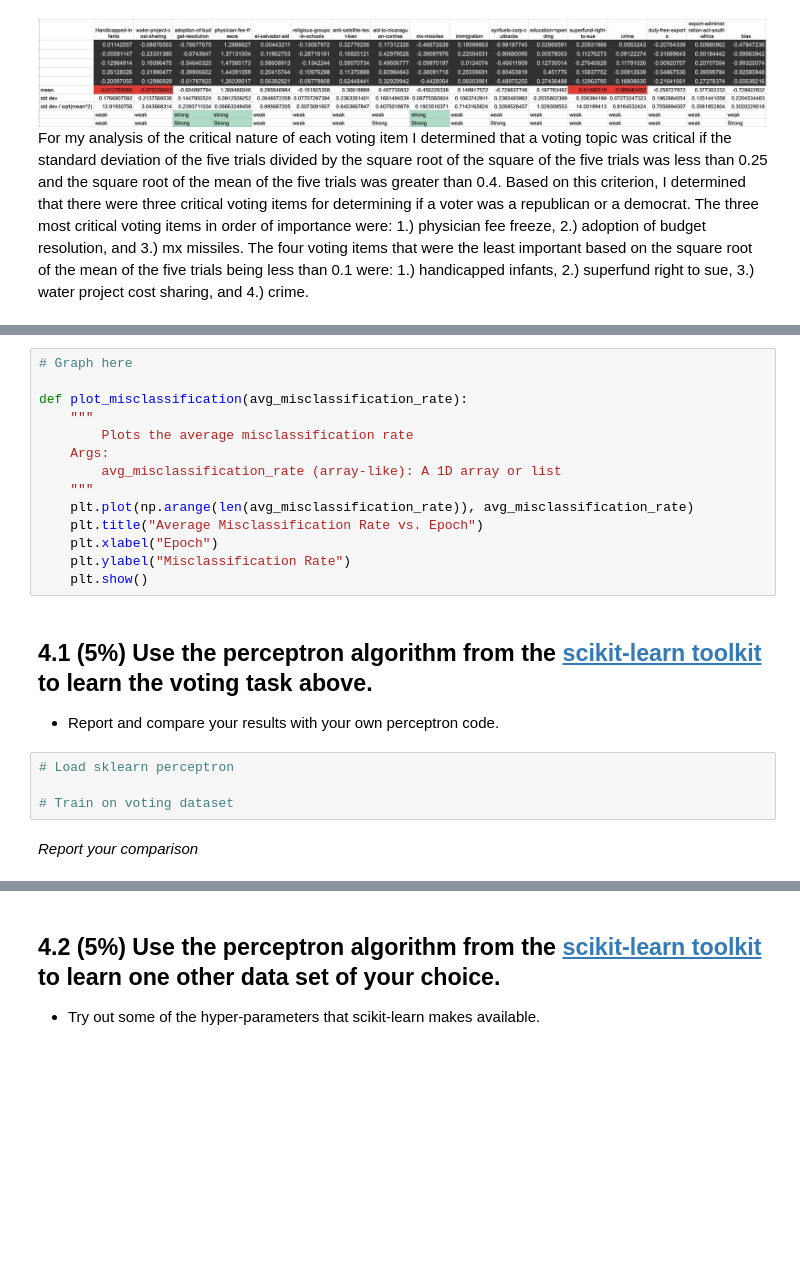
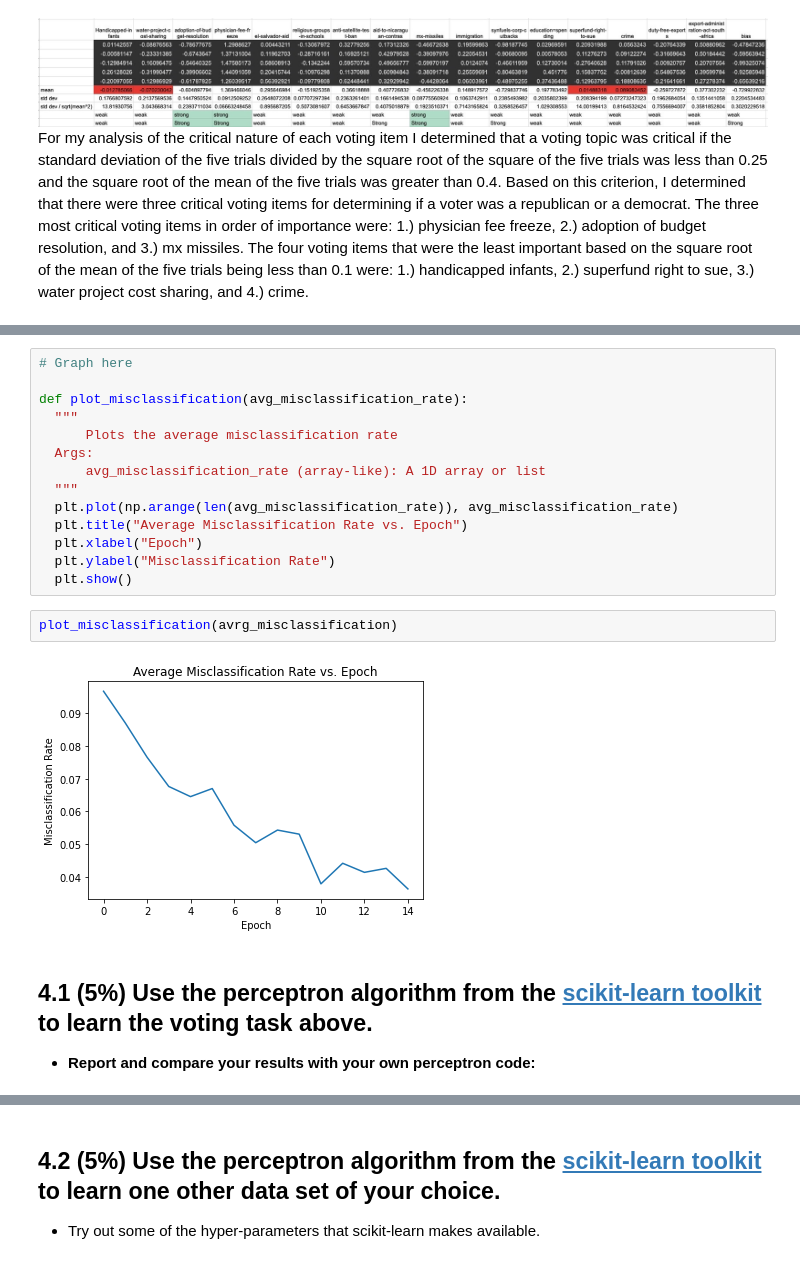
Before and after one commit to tjtyler/MachLearn_Perceptron, a Jupyter notebook: cs472_lab_1_perceptron.ipynb, the cells around one changed output, grey strips where cells are left out. Saved outputs shown, nothing was run; the diff lists cells and outputs as text; blank space fills up the shorter version.

Commit message:
finished; sklearn not working well on tic-tac-toe data still (70/30 split?)

```diff
--- a/cs472_lab_1_perceptron.ipynb
+++ b/cs472_lab_1_perceptron.ipynb
@@ -558,22 +580,20 @@ trial  5  weights:
 # Graph here
 
 def plot_misclassification(avg_misclassification_rate):
-    """
-        Plots the average misclassification rate
-    Args:
-        avg_misclassification_rate (array-like): A 1D array or list
-    """
-    plt.plot(np.arange(len(avg_misclassification_rate)), avg_misclassification_rate)
-    plt.title("Average Misclassification Rate vs. Epoch")
-    plt.xlabel("Epoch")
-    plt.ylabel("Misclassification Rate")
-    plt.show()
+  """
+      Plots the average misclassification rate
+  Args:
+      avg_misclassification_rate (array-like): A 1D array or list
+  """
+  plt.plot(np.arange(len(avg_misclassification_rate)), avg_misclassification_rate)
+  plt.title("Average Misclassification Rate vs. Epoch")
+  plt.xlabel("Epoch")
+  plt.ylabel("Misclassification Rate")
+  plt.show()
+# %%
+plot_misclassification(avrg_misclassification)
+# %% [output]
+[figure, added]
 # %% [markdown]
 ## 4.1 (5%) Use the perceptron algorithm from the [scikit-learn toolkit](https://scikit-learn.org/stable/modules/generated/sklearn.linear_model.Perceptron.html) to learn the voting task above.
-- Report and compare your results with your own perceptron code.
+- **Report and compare your results with your own perceptron code:**
-# %%
-# Load sklearn perceptron
-
-# Train on voting dataset
-# %% [markdown]
-*Report your comparison*
```
Also changed, not shown: parts of 11 cells of this notebook.
